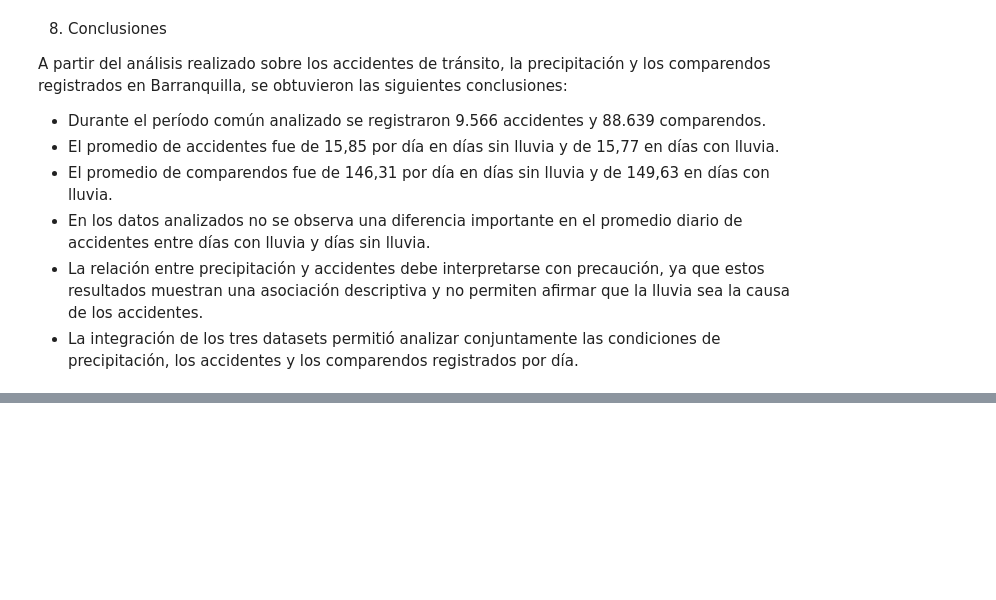
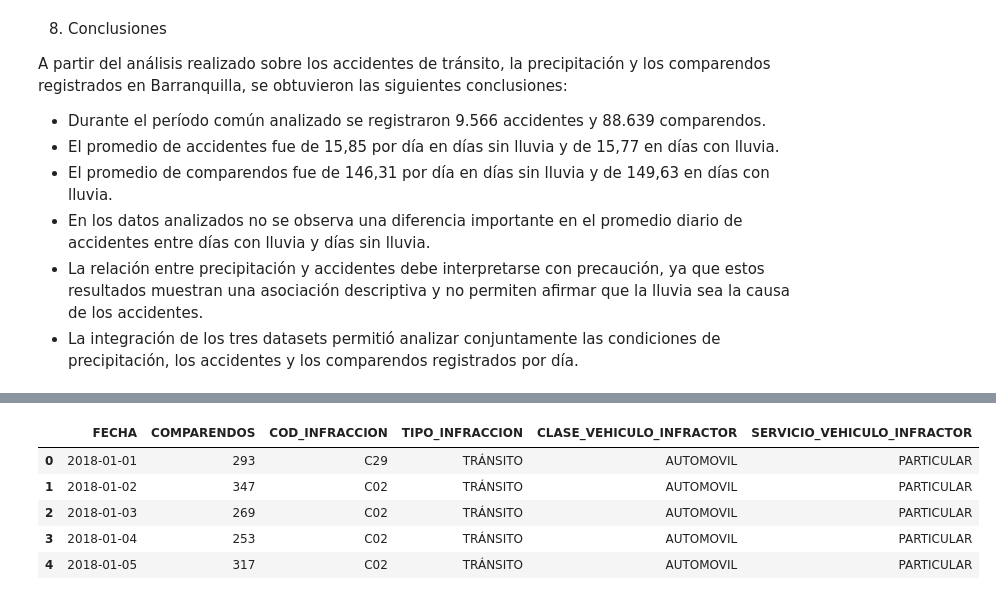
Before and after one commit to Lorenaba/mineria-datos-accidentes-v2, a Jupyter notebook: analisis/analisis_datos.ipynb, the cells around one changed output, grey strips where cells are left out. Saved outputs shown, nothing was run; the diff lists cells and outputs as text; code cells hidden in the pictures; blank space fills up the shorter version.

```diff
--- a/analisis/analisis_datos.ipynb
+++ b/analisis/analisis_datos.ipynb
@@ -919,0 +976,17 @@ A partir del análisis realizado sobre los accidentes de tránsito, la precipita
+# %%
+# Convertir las fechas al mismo formato: solo fecha
+
+accidentes["FECHA"] = pd.to_datetime(
+    accidentes["FECHA_ACCIDENTE"],
+    errors="coerce"
+).dt.date
+
+precipitacion["FECHA"] = pd.to_datetime(
+    precipitacion["fechaobservacion"],
+    errors="coerce"
+).dt.date
+
+comparendos["FECHA"] = pd.to_datetime(
+    comparendos["fecha_comparendo"],
+    errors="coerce"
+).dt.date
@@ -919,0 +1025,17 @@ A partir del análisis realizado sobre los accidentes de tránsito, la precipita
+# %%
+comparendos_dia = comparendos.groupby("FECHA").agg(
+    COMPARENDOS=("CANTIDAD_INFRACCIONES", "sum"),
+    COD_INFRACCION=("COD_INFRACCION", lambda x: x.mode()[0] if not x.mode().empty else "Sin dato"),
+    TIPO_INFRACCION=("TIPO_INFRACCION", lambda x: x.mode()[0] if not x.mode().empty else "Sin dato"),
+    CLASE_VEHICULO_INFRACTOR=("CLASE_VEHICULO_INFRACTOR", lambda x: x.mode()[0] if not x.mode().empty else "Sin dato"),
+    SERVICIO_VEHICULO_INFRACTOR=("SERVICIO_VEHICULO_INFRACTOR", lambda x: x.mode()[0] if not x.mode().empty else "Sin dato")
+).reset_index()
+
+display(comparendos_dia.head())
+# %% [output]
+|  | FECHA | COMPARENDOS | COD_INFRACCION | TIPO_INFRACCION | CLASE_VEHICULO_INFRACTOR | SERVICIO_VEHICULO_INFRACTOR |
+| 0 | 2018-01-01 | 293 | C29 | TRÁNSITO | AUTOMOVIL | PARTICULAR |
+| 1 | 2018-01-02 | 347 | C02 | TRÁNSITO | AUTOMOVIL | PARTICULAR |
+| 2 | 2018-01-03 | 269 | C02 | TRÁNSITO | AUTOMOVIL | PARTICULAR |
+| 3 | 2018-01-04 | 253 | C02 | TRÁNSITO | AUTOMOVIL | PARTICULAR |
+| 4 | 2018-01-05 | 317 | C02 | TRÁNSITO | AUTOMOVIL | PARTICULAR |
```
Also changed, not shown: parts of 8 cells of this notebook, 1 other file.
